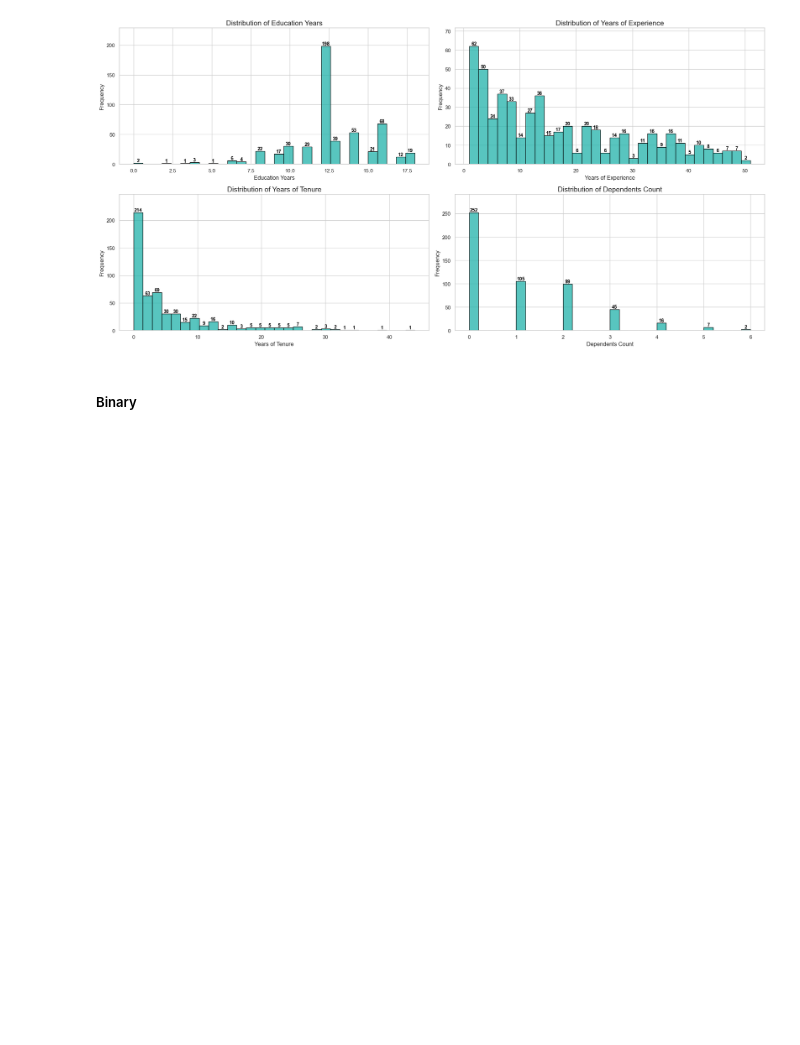
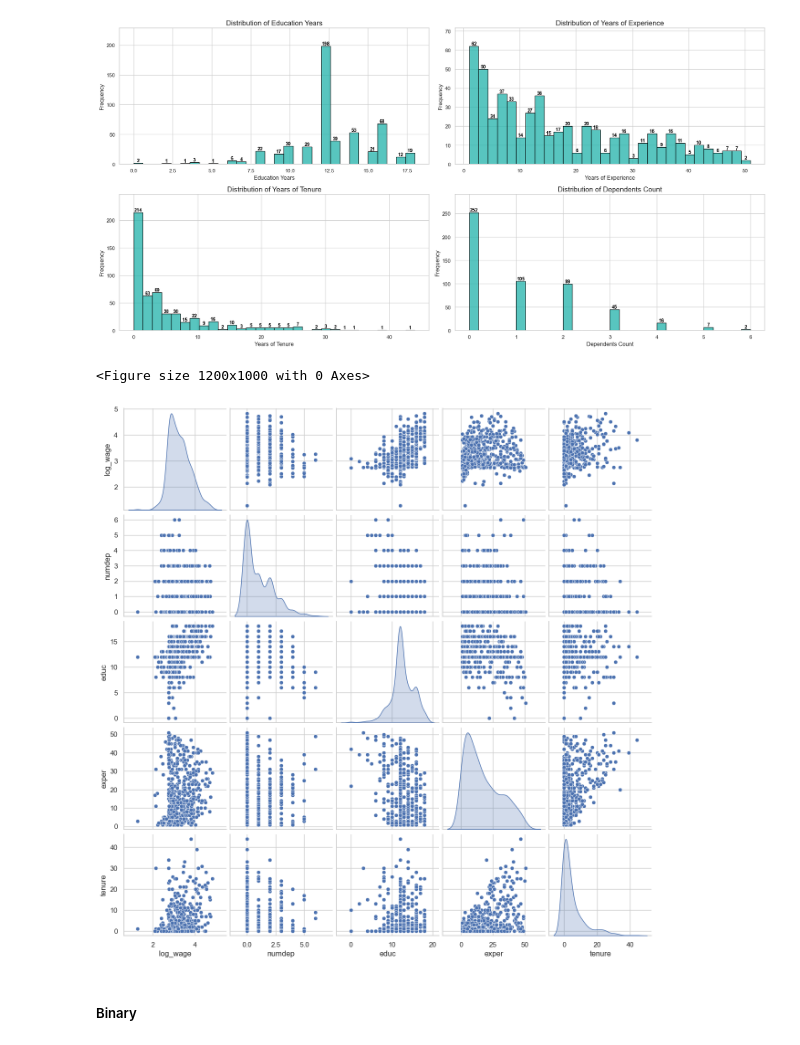
Before and after one commit to tulians/da-ga, a Jupyter notebook: analysis.ipynb, the cells around one changed output. Cells and saved outputs as stored; diff of their text form; code cells hidden in the pictures; blank space fills up the shorter version.

```diff
--- a/analysis.ipynb
+++ b/analysis.ipynb
@@ -455,6 +528,13 @@ plt.tight_layout()
 plt.show()
 # %% [output]
 [figure]
+# %%
+plt.figure(figsize=(12, 10))
+sns.pairplot(df[["log_wage", "numdep", "educ", "exper", "tenure"]], diag_kind="kde")
+plt.show()
+# %% [output]
+<Figure size 1200x1000 with 0 Axes>
+[figure, added]
 # %% [markdown]
 ##### Binary
 # %% [markdown]
```
Also changed, not shown: parts of 10 cells of this notebook.
